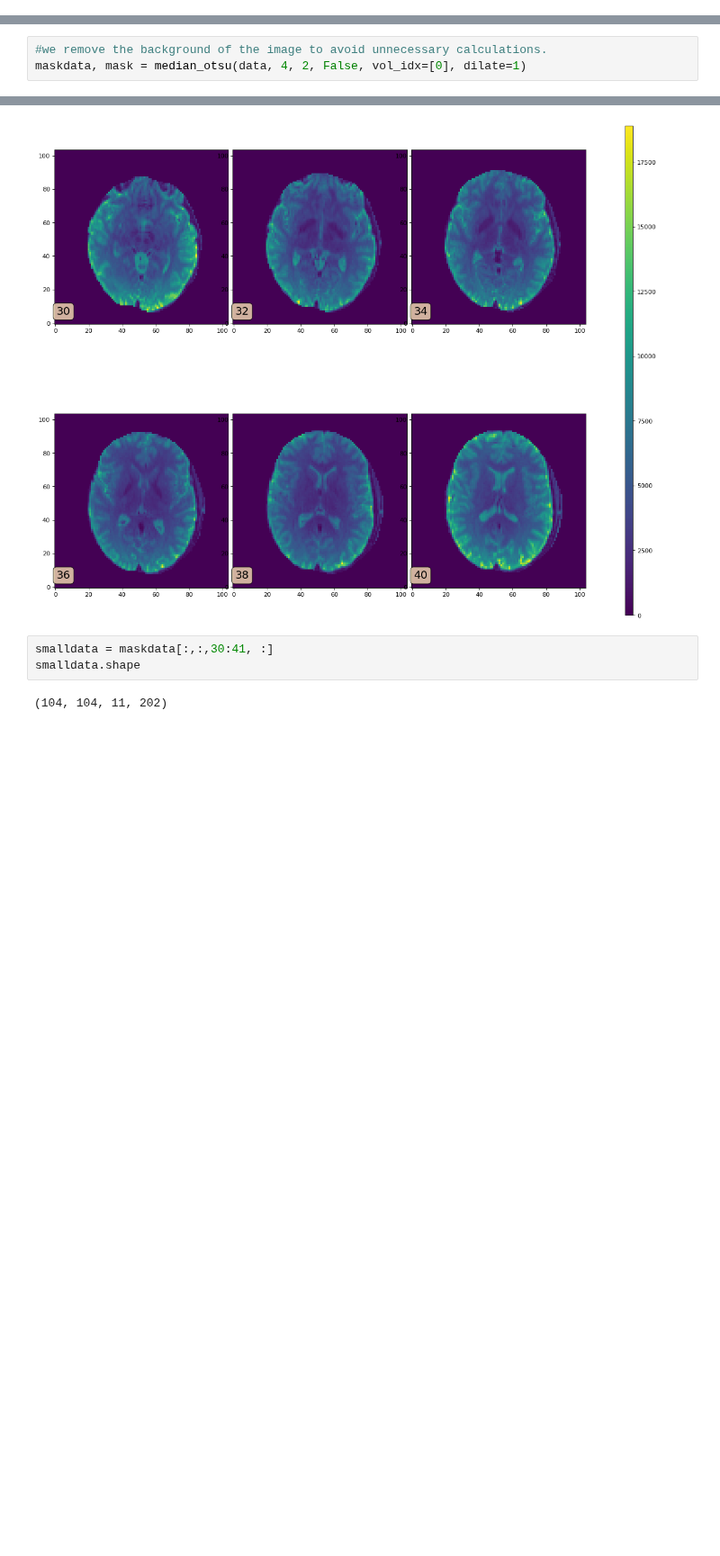
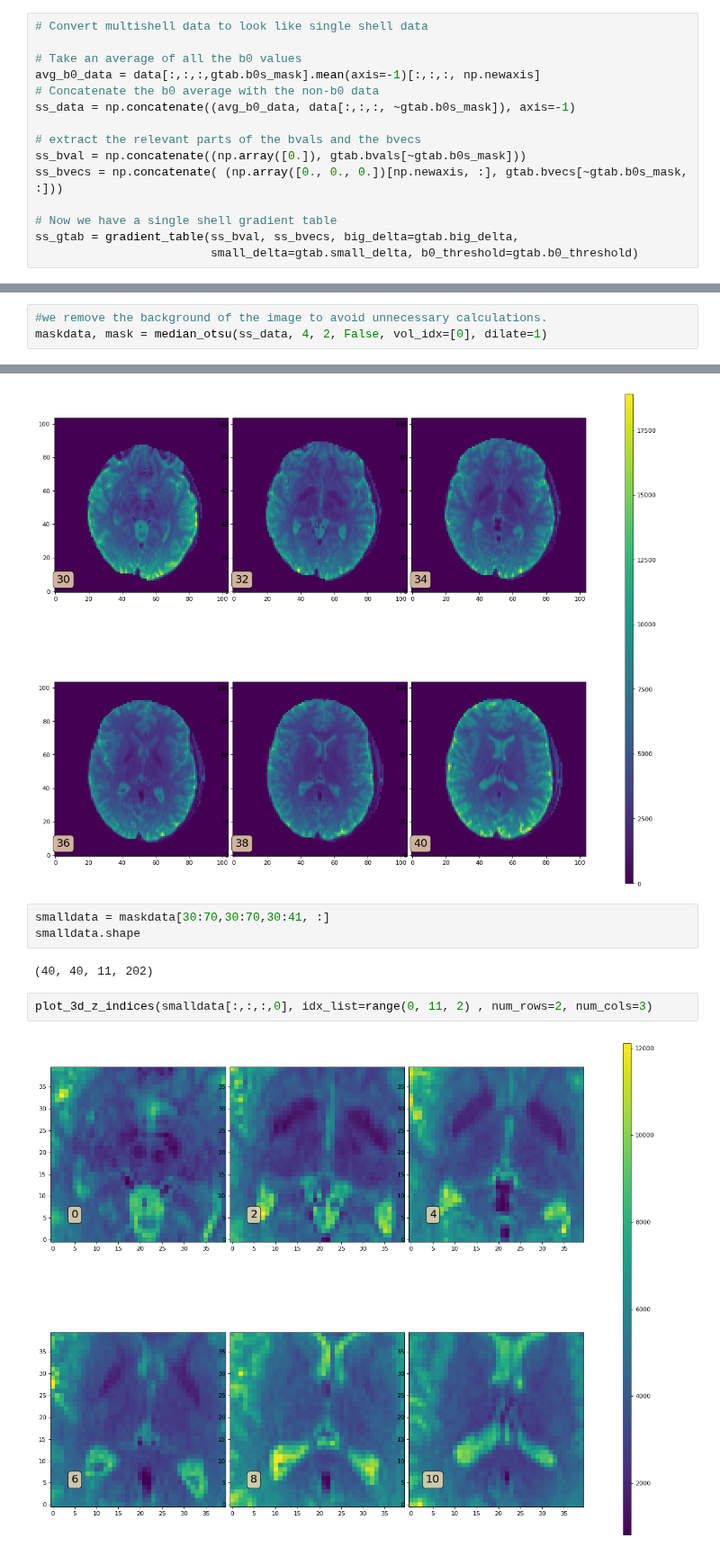
Before and after one commit to sameerd/DiffusionTensorImaging, a Jupyter notebook: notebooks/Example.ipynb, the cells around one changed output, grey strips where cells are left out. Shown at 90% size. Cells and saved outputs as stored; diff of their text form; blank space fills up the shorter version.

```diff
--- a/notebooks/Example.ipynb
+++ b/notebooks/Example.ipynb
@@ -63,0 +63,15 @@ data.shape
+# %%
+# Convert multishell data to look like single shell data
+
+# Take an average of all the b0 values
+avg_b0_data = data[:,:,:,gtab.b0s_mask].mean(axis=-1)[:,:,:, np.newaxis]
+# Concatenate the b0 average with the non-b0 data
+ss_data = np.concatenate((avg_b0_data, data[:,:,:, ~gtab.b0s_mask]), axis=-1)
+
+# extract the relevant parts of the bvals and the bvecs
+ss_bval = np.concatenate((np.array([0.]), gtab.bvals[~gtab.b0s_mask]))
+ss_bvecs = np.concatenate( (np.array([0., 0., 0.])[np.newaxis, :], gtab.bvecs[~gtab.b0s_mask, :]))
+
+# Now we have a single shell gradient table
+ss_gtab = gradient_table(ss_bval, ss_bvecs, big_delta=gtab.big_delta,
+                         small_delta=gtab.small_delta, b0_threshold=gtab.b0_threshold)
@@ -64,12 +95,16 @@ data.shape
 # %%
 #we remove the background of the image to avoid unnecessary calculations.
-maskdata, mask = median_otsu(data, 4, 2, False, vol_idx=[0], dilate=1)
+maskdata, mask = median_otsu(ss_data, 4, 2, False, vol_idx=[0], dilate=1)
 # %%
 plot_3d_z_indices(maskdata[:,:,:,0], idx_list=range(30, 41, 2) , num_rows=2, num_cols=3)
 # %% [output]
 [figure]
 # %%
-smalldata = maskdata[:,:,30:41, :]
+smalldata = maskdata[30:70,30:70,30:41, :]
 smalldata.shape
 # %% [output]
-(104, 104, 11, 202)
+(40, 40, 11, 202)
+# %%
+plot_3d_z_indices(smalldata[:,:,:,0], idx_list=range(0, 11, 2) , num_rows=2, num_cols=3)
+# %% [output]
+[figure, added]
```
Also changed, not shown: parts of 9 cells of this notebook.
